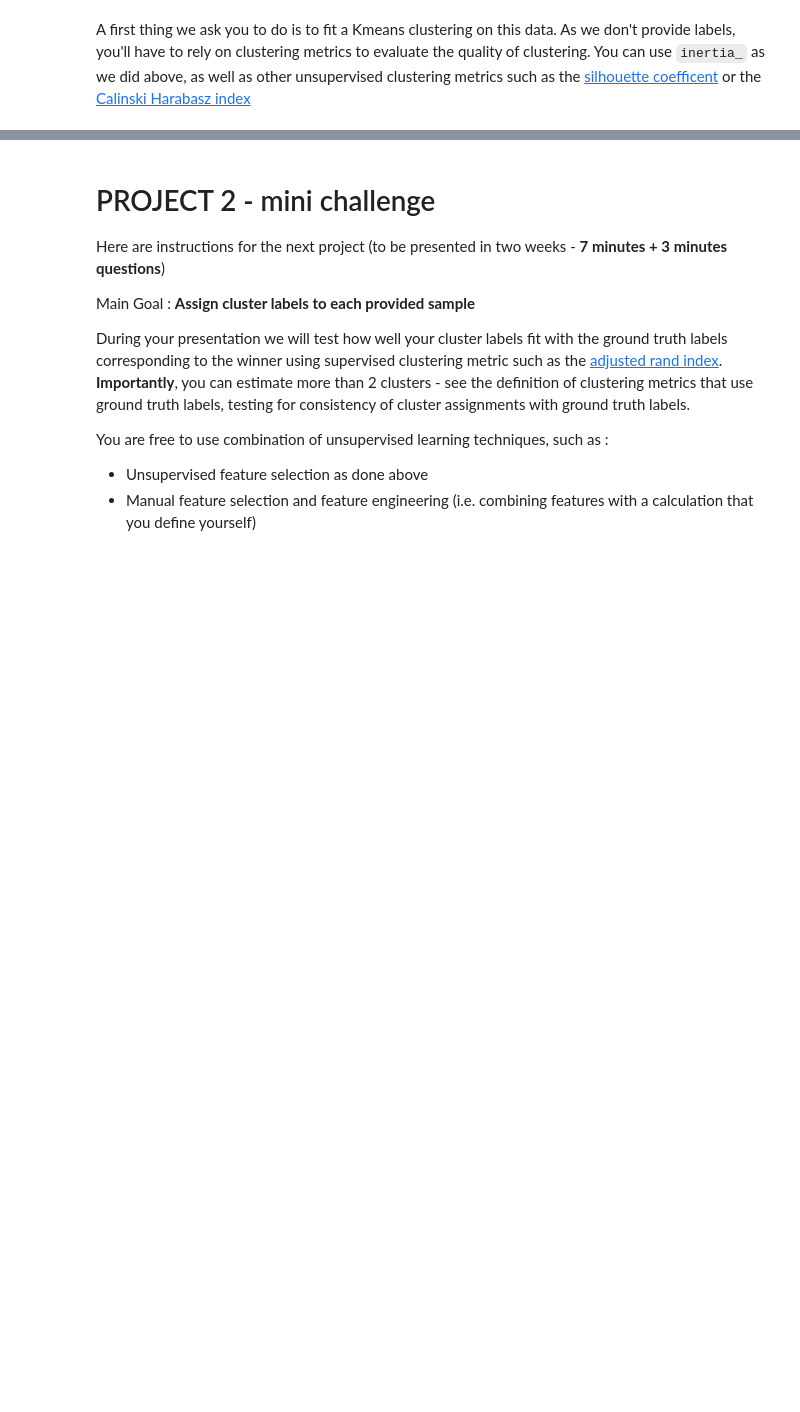
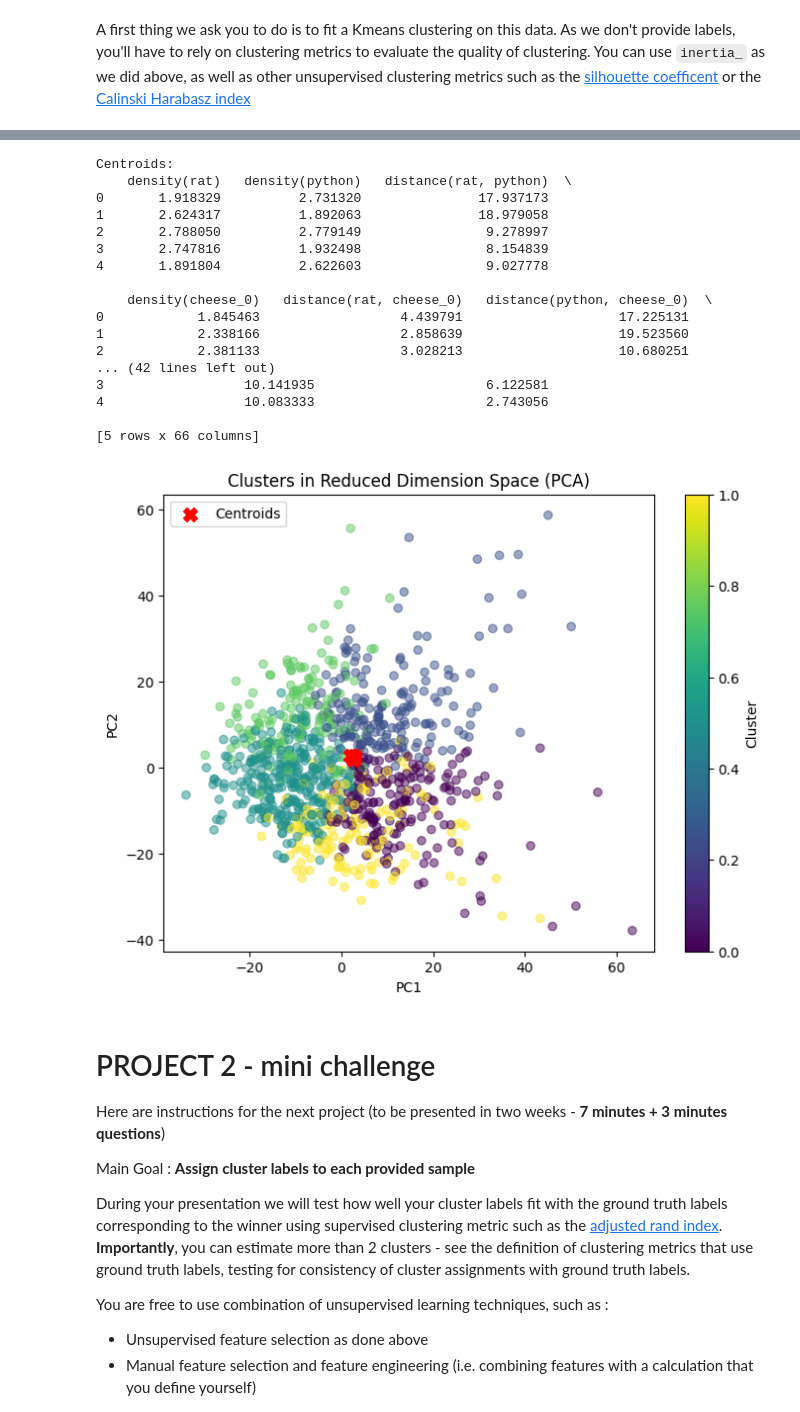
Before and after one commit to Gregsai/introduction-to-ai, a Jupyter notebook: session3/lab/Lab_3.ipynb, the cells around one changed output, grey strips where cells are left out. Saved outputs shown, nothing was run; the diff lists cells and outputs as text; code cells hidden in the pictures; blank space fills up the shorter version.

```diff
--- a/session3/lab/Lab_3.ipynb
+++ b/session3/lab/Lab_3.ipynb
@@ -475,3 +610,51 @@ A first thing we ask you to do is to fit a Kmeans clustering on this data. As we
+# %%
+from sklearn.cluster import KMeans
+from sklearn.decomposition import PCA
+import pandas as pd
+import matplotlib.pyplot as plt
+
+# Fit KMeans model
+kmeans = KMeans(n_clusters=5, random_state=0)
+kmeans.fit(X)
+
+# Analyse des centroides
+centroids = pd.DataFrame(kmeans.cluster_centers_, columns=features_unsupervised.columns)
+print("Centroids:")
+print(centroids)
+
+# Analyse des composantes principales (PCA)
+pca = PCA(n_components=2)
+X_pca = pca.fit_transform(X)
+
+# Visualisation des clusters dans l'espace de dimension réduite (PCA)
+plt.figure(figsize=(8, 6))
+plt.scatter(X_pca[:, 0], X_pca[:, 1], c=kmeans.labels_, cmap='viridis', alpha=0.5)
+plt.scatter(centroids.values[:, 0], centroids.values[:, 1], c='red', marker='X', s=100, label='Centroids')
+plt.xlabel('PC1')
+plt.ylabel('PC2')
+plt.title('Clusters in Reduced Dimension Space (PCA)')
+plt.legend()
+plt.colorbar(label='Cluster')
+plt.show()
+# %% [output]
+Centroids:
+    density(rat)   density(python)   distance(rat, python)  \
+0       1.918329          2.731320               17.937173
+1       2.624317          1.892063               18.979058
+2       2.788050          2.779149                9.278997
+3       2.747816          1.932498                8.154839
+4       1.891804          2.622603                9.027778
+
+    density(cheese_0)   distance(rat, cheese_0)   distance(python, cheese_0)  \
+0            1.845463                  4.439791                    17.225131
+1            2.338166                  2.858639                    19.523560
+2            2.381133                  3.028213                    10.680251
+... (42 lines left out)
+3                  10.141935                      6.122581
+4                  10.083333                      2.743056
+
+[5 rows x 66 columns]
+[figure, added]
 # %% [markdown]
 # PROJECT 2 - mini challenge
 
```
Also changed, not shown: parts of 14 cells of this notebook, 8 other files.
